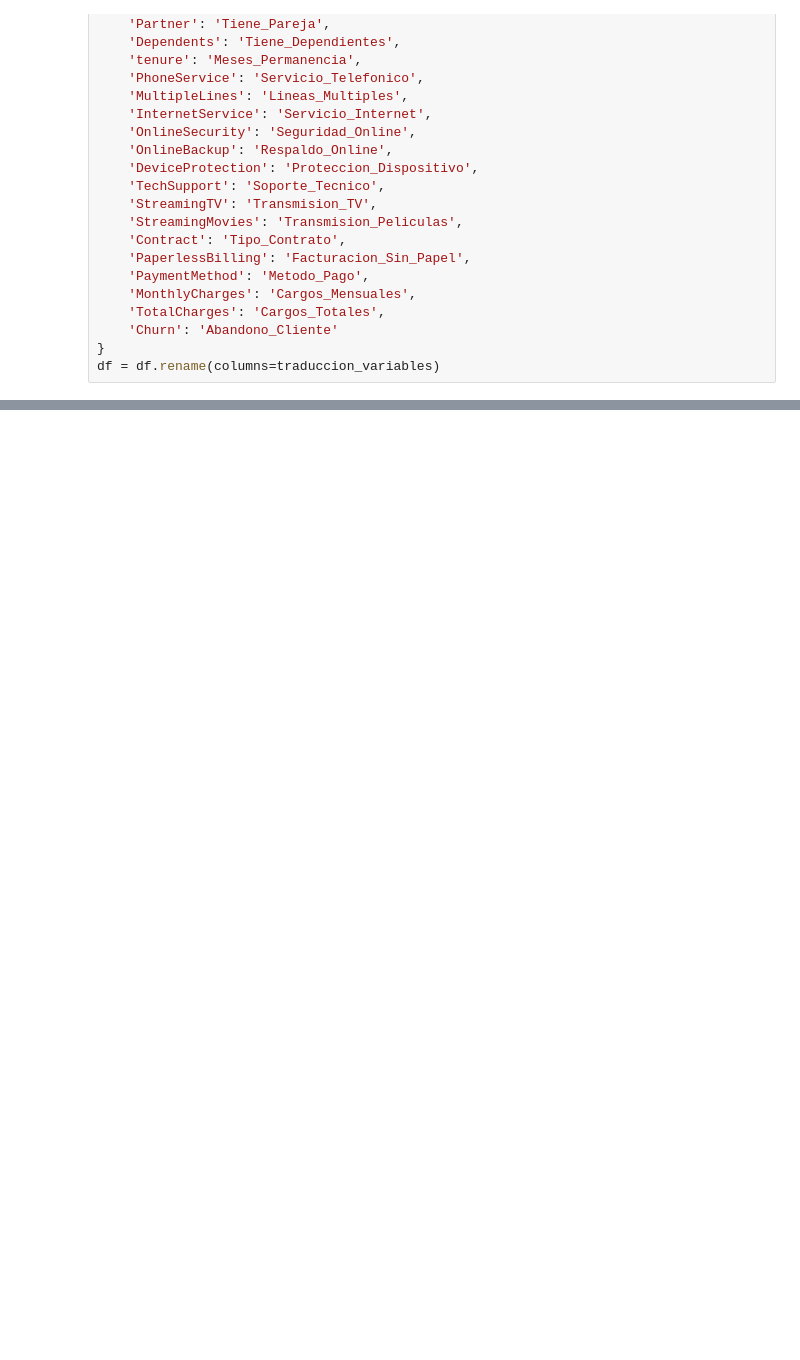
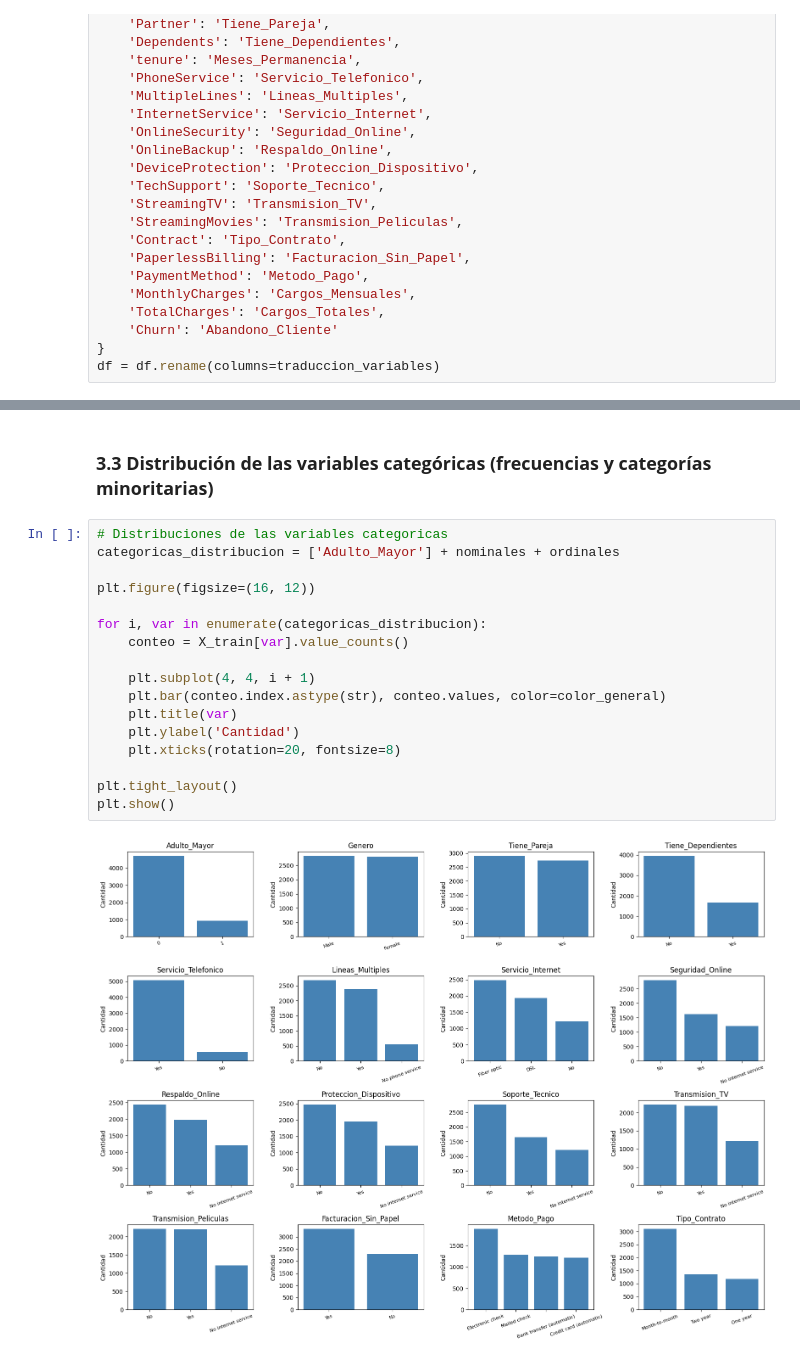
Before and after one commit to hombremono873/Cuadernos_colab, a Jupyter notebook: abandon_clientes.ipynb, the cells around one changed output, grey strips where cells are left out. Saved outputs shown, nothing was run; the diff lists cells and outputs as text; blank space fills up the shorter version.

```diff
--- a/abandon_clientes.ipynb
+++ b/abandon_clientes.ipynb
@@ -379,0 +437,21 @@ display(tabla_comparativa.style.background_gradient(cmap='viridis', axis=0).form
+# %% [markdown]
+### **3.3 Distribución de las variables categóricas (frecuencias y categorías minoritarias)**
+# %%
+# Distribuciones de las variables categoricas
+categoricas_distribucion = ['Adulto_Mayor'] + nominales + ordinales
+
+plt.figure(figsize=(16, 12))
+
+for i, var in enumerate(categoricas_distribucion):
+    conteo = X_train[var].value_counts()
+
+    plt.subplot(4, 4, i + 1)
+    plt.bar(conteo.index.astype(str), conteo.values, color=color_general)
+    plt.title(var)
+    plt.ylabel('Cantidad')
+    plt.xticks(rotation=20, fontsize=8)
+
+plt.tight_layout()
+plt.show()
+# %% [output]
+[figure, added]
```
Also changed, not shown: parts of 82 cells of this notebook.
